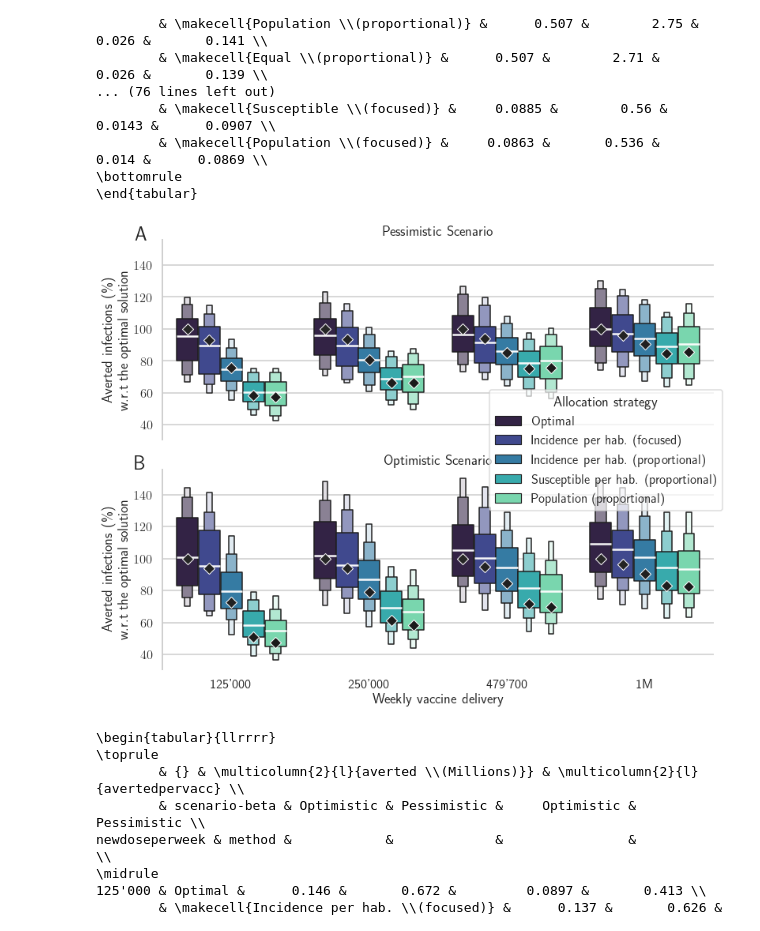
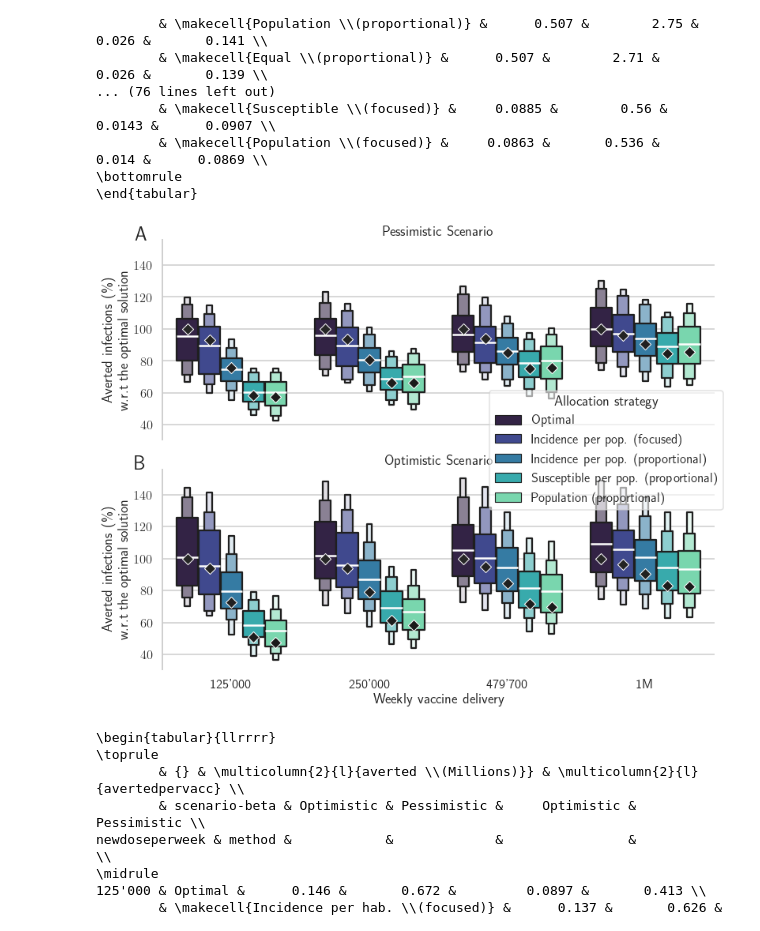
Before and after one commit to jcblemai/COVID-19_italy-vaccination-oc, a Jupyter notebook: post-review-analysis.ipynb, the cells around one changed output. Saved outputs shown, nothing was run; the diff lists cells and outputs as text; code cells hidden in the pictures.

```diff
--- a/post-review-analysis.ipynb
+++ b/post-review-analysis.ipynb
@@ -39,6 +39,7 @@ summary.replace('U', 'Pessimistic', inplace=True)
 summary.replace('L', 'Optimistic', inplace=True)
 summary.replace('Population per hab. (focused)', 'Equal (focused)', inplace=True)
 summary.replace('Population per hab. (proportional)', 'Equal (proportional)', inplace=True)
+summary["method"] = summary["method"].replace('per hab.', 'per pop.', regex=True)
 summary
 # %% [output]
 Loaded Italy Provincial Setup with 107 nodes.
@@ -152,15 +153,14 @@ def quantile_plot(index, reduction, method, scn_beta, **kwargs):
         )
     ax = plt.gca()
     #ax.set_ylim(0)
-    plt.setp(ax.lines, zorder=100)
+    plt.setp(ax.lines, zorder=1000)
     plt.legend(loc = 'upper left')
     plt.setp(ax.collections, zorder=100, label="")
-
 
     for line in ax.get_lines():
         line.set_color('white')
         line.set_linewidth(2.5)
-        line.set_alpha(10)
+        line.set_alpha(1)
 
 
 # Draw a line plot to show the trajectory of each random walk
@@ -211,7 +211,7 @@ for n, ax in enumerate(grid.axes.flat):
 
 #grid.set_axis_labels("Stockpile delivery per week","Averted infections after 90 days",)
 grid.set_axis_labels("Weekly vaccine delivery","Averted infections (\%) \n w.r.t the optimal solution",)
-grid.set_titles(col_template="{col_name} Scenario", row_template="{row_name}", fontsize=40, fontweight='bold')
+grid.set_titles(col_template="{col_name} Scenario", row_template="{row_name}", fontweight='bold')
 grid.fig.tight_layout(w_pad=1)
 grid.fig.savefig(f'figures/SI_scenarios_perturb_all.pdf', bbox_inches='tight')
 # %% [output]
@@ -270,7 +278,7 @@ smry.replace('2000000', "2M", inplace=True)
 
 sns.set_theme(style="whitegrid")
 sns.set_context("talk")
-mpl.rc('text', usetex=True)
+#mpl.rc('text', usetex=True)
 #mpl.rc('font', size=25)
 #mpl.rc('legend', fontsize=24)
 
@@ -296,14 +304,14 @@ def quantile_plot(index, reduction, method, scn_beta, **kwargs):
     )
     ax = plt.gca()
     #ax.set_ylim(0)
-    plt.setp(ax.lines, zorder=100)
+    plt.setp(ax.lines, zorder=1000)
     plt.legend(loc = 'upper left')
     plt.setp(ax.collections, zorder=100, label="")
 
     for line in ax.get_lines():
         line.set_color('white')
         line.set_linewidth(2.5)
-        line.set_alpha(10)
+        line.set_alpha(1)
 
 
 # Draw a line plot to show the trajectory of each random walk
@@ -311,7 +319,7 @@ def quantile_plot(index, reduction, method, scn_beta, **kwargs):
 grid.map(quantile_plot, var_x, toplot, "method", "scenario-beta")#, marker="o")
 g = grid
 
-grid.add_legend(title='Allocation strategy', loc='center right',bbox_to_anchor=(1,0.53),frameon=True, framealpha=.7)
+grid.add_legend(title='Allocation strategy', loc='center right',bbox_to_anchor=(1,0.53),frameon=True, framealpha=.6)
 
 for ax in g.axes.flat:
     box = ax.get_position()
@@ -328,35 +336,35 @@ def quantile_plot(index, reduction, method, scn_beta, **kwargs):
         #ax = ax,
         color = 'k',
         #palette="husl",
         marker="D",   # passed to https://matplotlib.org/api/_as_gen/matplotlib.axes.Axes.scatter.html#matplotlib.axes.Axes.scatter
         s=10,
         linewidth = 1,
         edgecolor = 'white',
         zorder=100000,
     )
 grid.map(quantile_plot, "newdoseperweek", toplot, "method", "scenario-beta")#, marker="o")
 
 
 for ax in grid.axes.flat:
     for label in ax.get_xticklabels():
         label.set_rotation(0)
 
 for n, ax in enumerate(grid.axes.flat):
     ax.text(-0.05, 1, string.ascii_uppercase[n], transform=ax.transAxes,
             size=25, weight='bold')
 
 # Adjust the arrangement of the plots
 #grid.fig.suptitle(run_name)
 grid.despine(left=True)
 grid.despine(bottom=True)
 
 #grid.set_axis_labels("Stockpile delivery per week","Averted infections after 90 days",)
 grid.set_axis_labels("Weekly vaccine delivery","Averted infections (\%) \n w.r.t the optimal solution",)
-grid.set_titles(col_template="{col_name} Scenario", row_template="{row_name}", fontsize=40, fontweight='bold')
+grid.set_titles(col_template="{col_name} Scenario", row_template="{row_name}", fontweight='bold')
 grid.fig.tight_layout(w_pad=1)
 grid.fig.savefig(f'figures/scenarios_perturb_all.pdf')
 # %% [output]
-[figure, old version]
+[figure, new version]
 # %%
 a = smry[(smry['post_sample']==102)].pivot_table(columns= ['scenario-beta'], index = ['newdoseperweek', 'method'], values = ['averted', 'avertedpervacc']).sort_values(by=['newdoseperweek',('averted', 'Optimistic')], ascending=[True,False])
 a['averted'] = a['averted']/1e6
```
Also changed, not shown: parts of 3 cells of this notebook.
